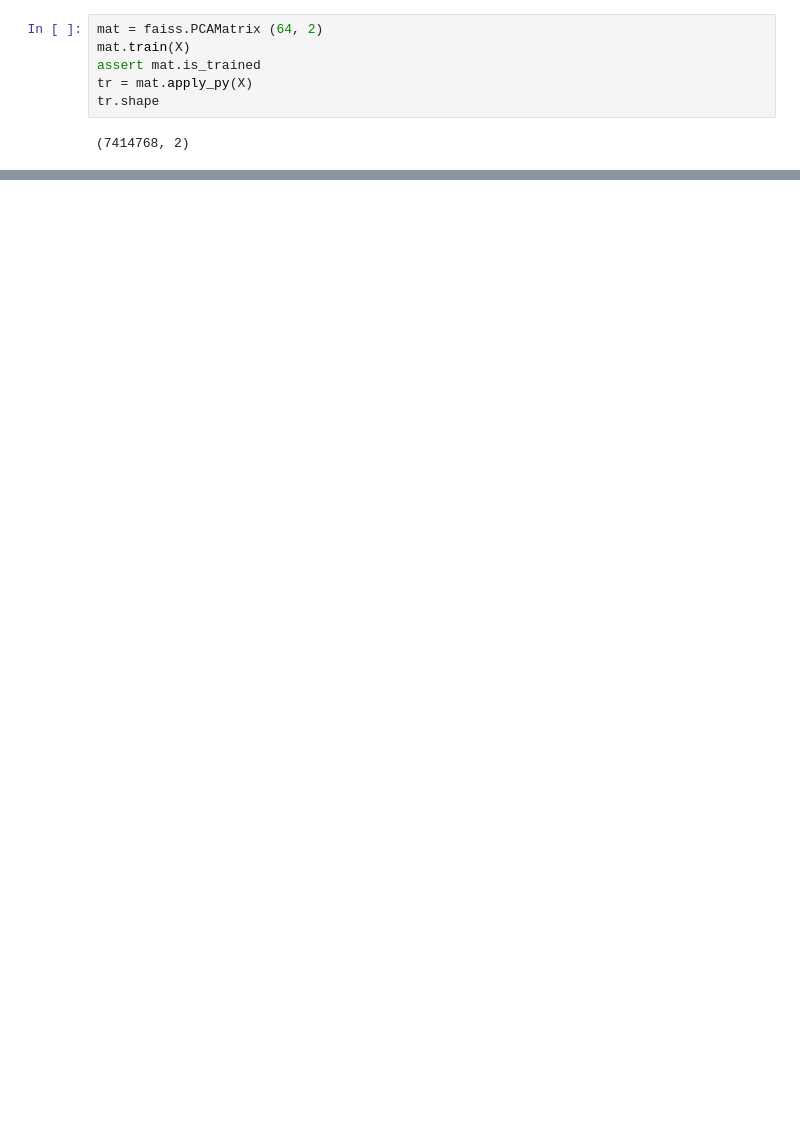
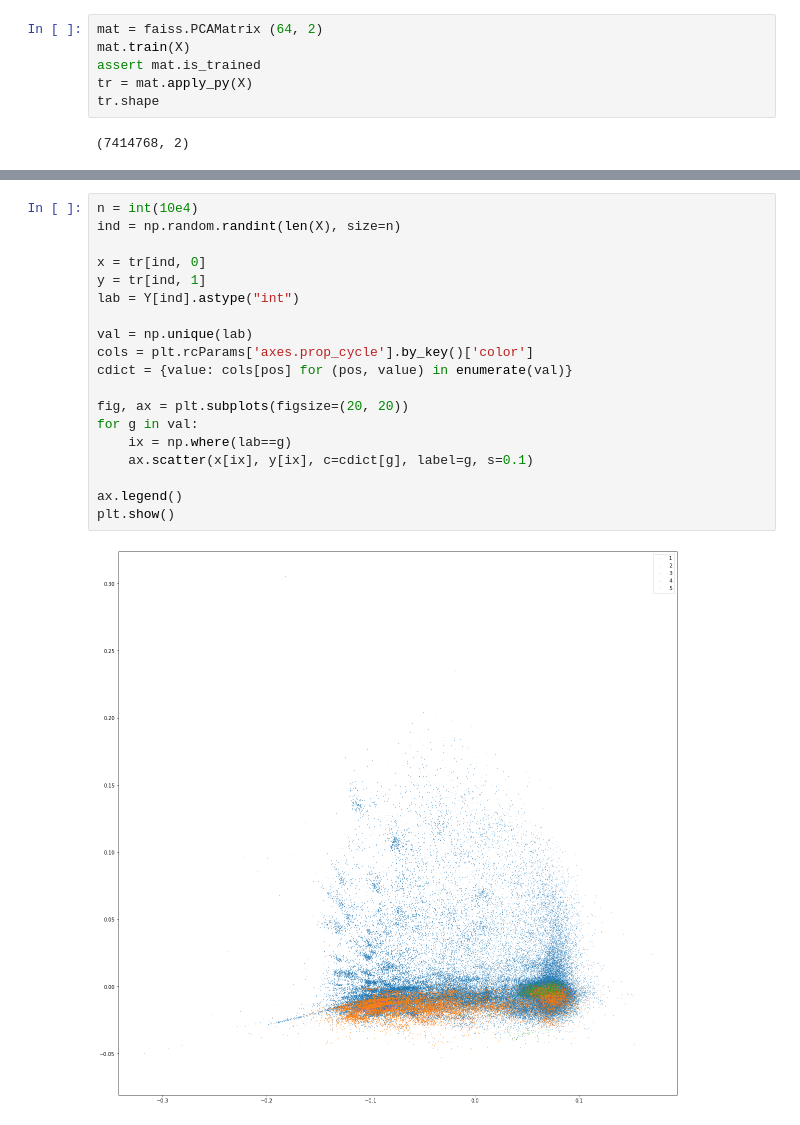
Before and after one commit to Nicolaus93/biggraph, a Jupyter notebook: jupyter/faiss_explore.ipynb, the cells around one changed output, grey strips where cells are left out. Saved outputs shown, nothing was run; the diff lists cells and outputs as text; blank space fills up the shorter version.

```diff
--- a/jupyter/faiss_explore.ipynb
+++ b/jupyter/faiss_explore.ipynb
@@ -141,0 +215,21 @@ ModuleNotFoundError: No module named 'matplotlib'
+# %%
+n = int(10e4)
+ind = np.random.randint(len(X), size=n)
+
+x = tr[ind, 0]
+y = tr[ind, 1]
+lab = Y[ind].astype("int")
+
+val = np.unique(lab)
+cols = plt.rcParams['axes.prop_cycle'].by_key()['color']
+cdict = {value: cols[pos] for (pos, value) in enumerate(val)}
+
+fig, ax = plt.subplots(figsize=(20, 20))
+for g in val:
+    ix = np.where(lab==g)
+    ax.scatter(x[ix], y[ix], c=cdict[g], label=g, s=0.1)
+
+ax.legend()
+plt.show()
+# %% [output]
+[figure, added]
```
Also changed, not shown: parts of 24 cells of this notebook.
